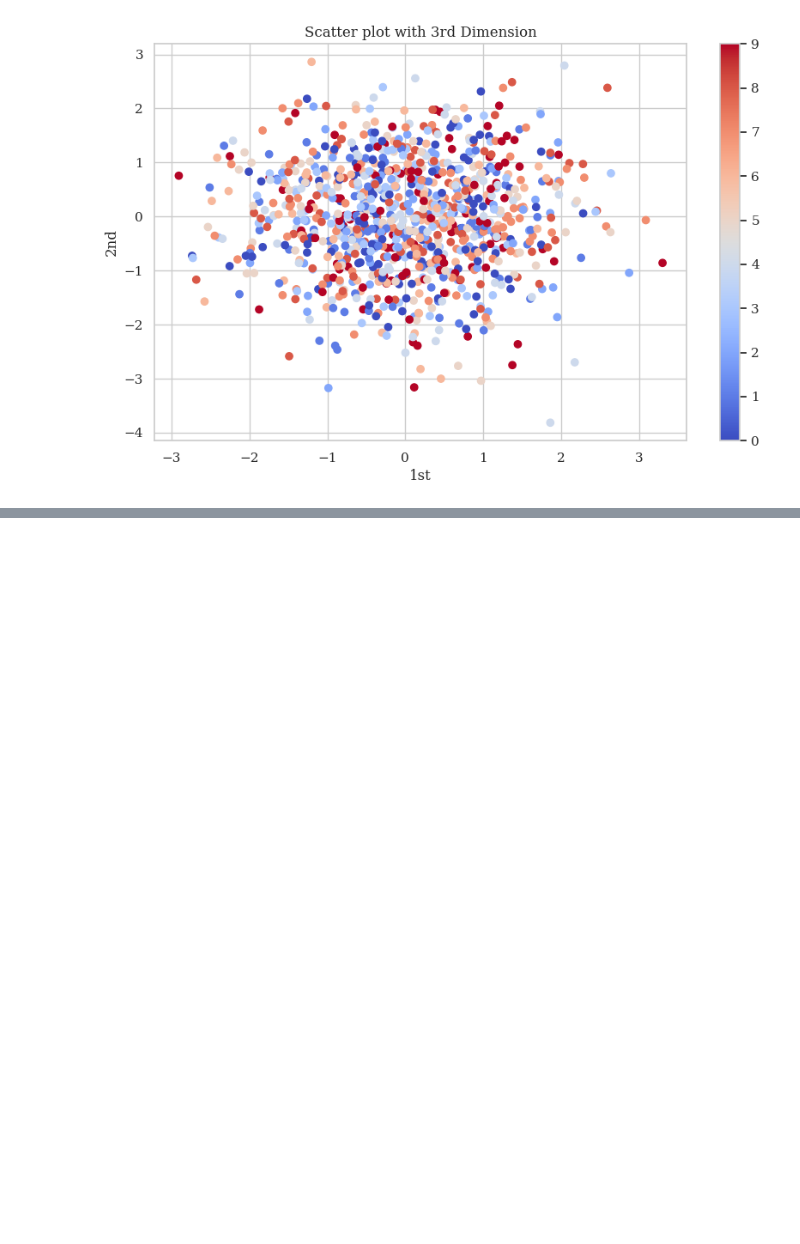
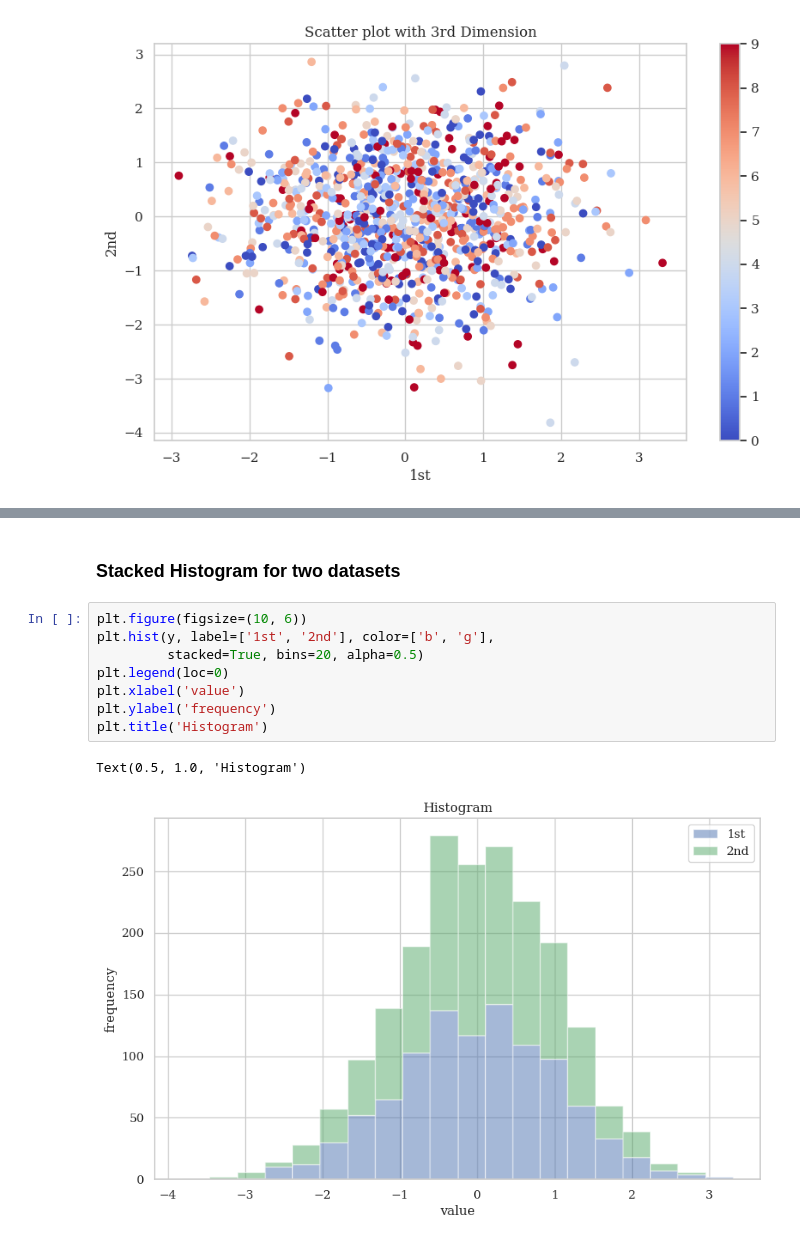
Before and after one commit to anandanmukh/python_and_finance, a Jupyter notebook: 3_data_visualization/1_static_2D_plotting.ipynb, the cells around one changed output, grey strips where cells are left out. Drawn from its saved outputs; the diff is of its cells as text; blank space fills up the shorter version.

```diff
--- a/3_data_visualization/1_static_2D_plotting.ipynb
+++ b/3_data_visualization/1_static_2D_plotting.ipynb
@@ -220,0 +233,13 @@ Text(0.5, 1.0, 'Scatter plot with 3rd Dimension')
+# %% [markdown]
+### Stacked Histogram for two datasets
+# %%
+plt.figure(figsize=(10, 6))
+plt.hist(y, label=['1st', '2nd'], color=['b', 'g'],
+         stacked=True, bins=20, alpha=0.5)
+plt.legend(loc=0)
+plt.xlabel('value')
+plt.ylabel('frequency')
+plt.title('Histogram')
+# %% [output]
+Text(0.5, 1.0, 'Histogram')
+[figure, added]
```
Also changed, not shown: parts of 4 cells of this notebook.
